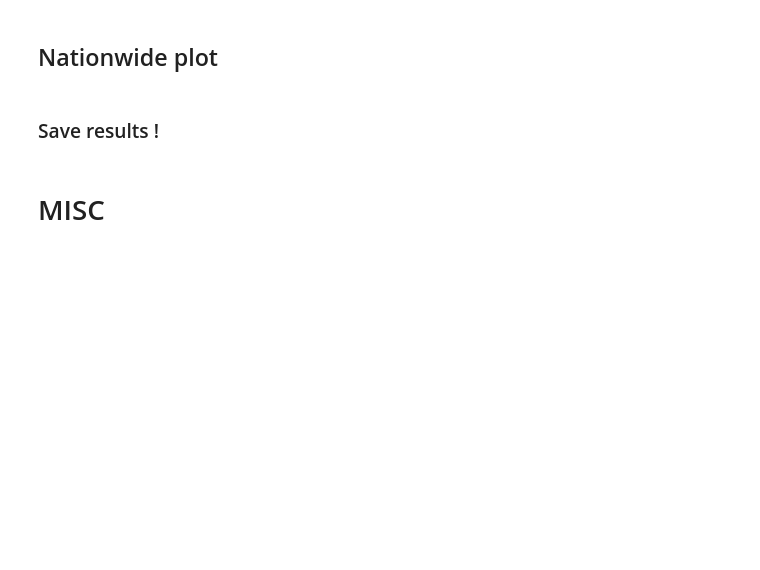
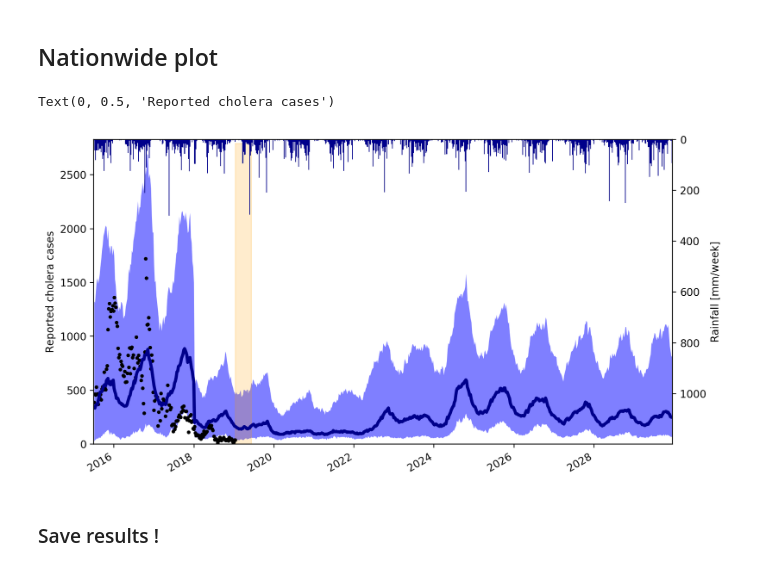
Before and after one commit to jcblemai/haiti-mass-ocv-campaign, a Jupyter notebook: forecast.ipynb, the cells around one changed output. Saved outputs shown, nothing was run; the diff lists cells and outputs as text; code cells hidden in the pictures; blank space fills up the shorter version.

```diff
--- a/forecast.ipynb
+++ b/forecast.ipynb
@@ -296,7 +320,7 @@ fig.tight_layout()
 # %% [markdown]
 #### Vaccination scenario
 # %%
-scenario_str = 'S25'
+scenario_str = 'S2'
 scenario = scenarios[scenario_str]
 # %% [markdown]
 ### Vaccination without mobility to build the mobility file
@@ -524,47 +532,64 @@ fig.tight_layout()
 # %% [markdown]
 ## Nationwide plot
 # %%
-to_plot = all_data
+to_plot = all_data_vacc_mob
 plot_all_q50 =  pd.DataFrame(0, index = pd.DatetimeIndex(start =  t_start,
                                       end = t_for, freq = 'W-SAT'), columns = dept_name)
 
 plot_all_q05 =  pd.DataFrame(0, index = pd.DatetimeIndex(start =  t_start,
                                       end = t_for, freq = 'W-SAT'), columns = dept_name)
 
 plot_all_q95 =  pd.DataFrame(0, index = pd.DatetimeIndex(start =  t_start,
                                       end = t_for, freq = 'W-SAT'), columns = dept_name)
 
 for dp in dept_avail:
             plot_all_q50[dp] = to_plot[dp]['cases']['q50']
             plot_all_q95[dp] = to_plot[dp]['cases']['q95']
             plot_all_q05[dp] = to_plot[dp]['cases']['q05']
 
 plot_all = pd.concat([plot_all_q05.sum(axis=1), plot_all_q50.sum(axis=1), plot_all_q95.sum(axis=1)], axis = 1, keys = ['q05', 'q50', 'q95'])
 
 
 ti = input_parameters['t_start']
 ti = datetime.date(2015,7,1)
 tf = input_parameters['t_end']
-#tf = t_for
+tf = t_for
 
-fig, axes = plt.subplots(1, 1, figsize=(15,8), squeeze = True, dpi = 200);
+fig, axes = plt.subplots(1, 1, figsize=(10,6), squeeze = True, dpi = 200);
 fig.patch.set_facecolor('white')
 axt =  axes.twinx()
-axes.plot(cases.sum(axis=1)[t_start:][ti:tf], marker='.', linestyle='-',color='k', linewidth=1, markersize=1 )
-axes.fill_between(plot_all['q05'][ti:tf].index, plot_all['q05'][ti:tf], plot_all['q95'][ti:tf], alpha = .5, color = 'red', linewidth = 0)
-axes.plot(plot_all['q50'][ti:tf], alpha = 1,linestyle='-', linewidth = 1, color = 'darkblue')
+axes.plot(cases.sum(axis=1)[t_start:][ti:tf], marker='.', linestyle='-',color='k', linewidth=0, markersize=5 )
+axes.fill_between(plot_all['q05'][ti:tf].index, plot_all['q05'][ti:tf], plot_all['q95'][ti:tf], alpha = .5, color = 'blue', linewidth = 0)
+axes.plot(plot_all['q50'][ti:tf], alpha = 1,linestyle='-', linewidth = 3, color = 'darkblue')
 axt.bar(pd.date_range(ti,tf, freq='W-SAT').date, rain[dp].resample('W-SAT').sum()[ti:tf], label = r'Rainfall', color = 'darkblue', width=7, alpha = 1)
 
 axes.set_ylim(0)
 axt.set_ylim(4*max(rain[dp].resample('W-SAT').sum()[t_start:t_for]),0) # check if only reverse y
 axes.set_xlim(ti, tf)
 
+start = mdates.date2num(scenario.t_vacc_start['Centre'])
+end = mdates.date2num(scenario.t_vacc_end['Grande_Anse'])
+end = mdates.date2num(scenario.t_vacc_end['Artibonite']) # For S2
+
+
+width = end - start
+rect = Rectangle((start, 0), width, 100+max(plot_all['q95'][ti:tf]), color='orange', alpha= 0.1)
+axes.add_patch(rect)
+axes.add_artist(rect)
+rx, ry = rect.get_xy()
+cx = rx + rect.get_width()/2.0
+cy = ry + rect.get_height()/1.5
+
 #fig.tight_layout()
+fig.autofmt_xdate()
+axt.set_ylabel('Rainfall [mm/week]')
+axes.set_ylabel('Reported cholera cases')
+# %% [output]
+Text(0, 0.5, 'Reported cholera cases')
+[figure, added]
 # %% [markdown]
 ### Save results !
 # %%
 to_save = all_data#_vacc_mob
 #scenario_str = 'S0'
 save_result(all_data, scenario_str)
-# %% [markdown]
-# MISC
```
Also changed, not shown: parts of 14 cells of this notebook, 4 other files.
